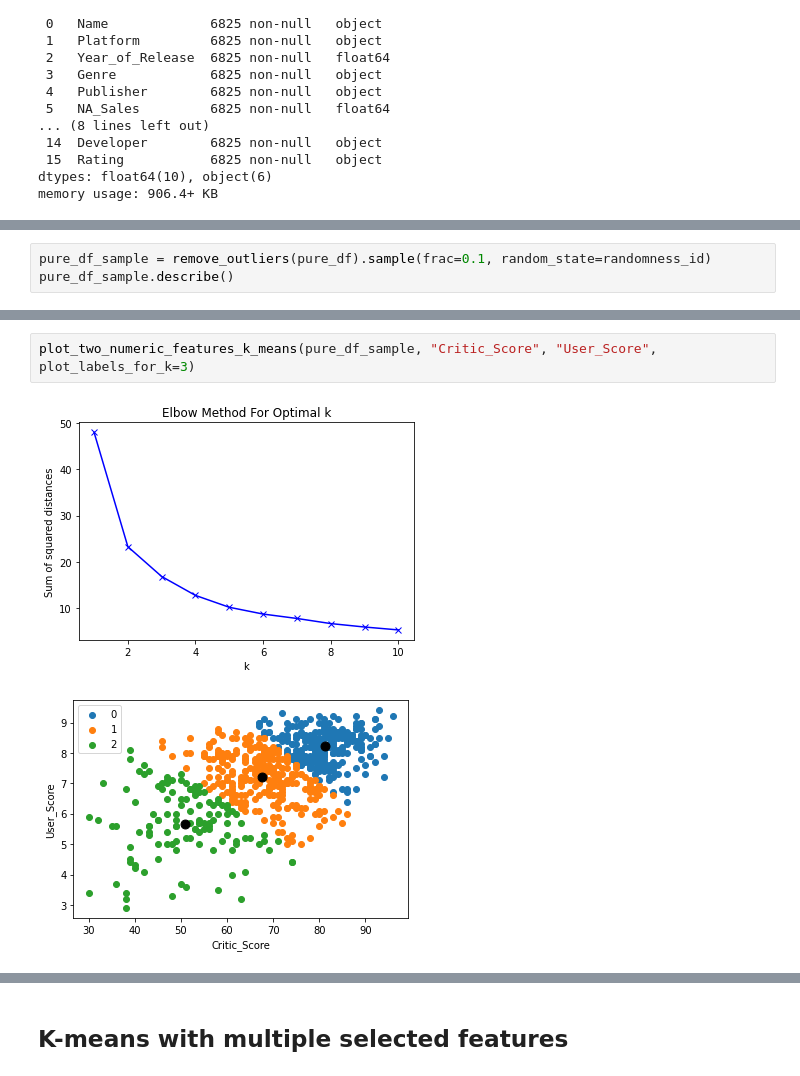
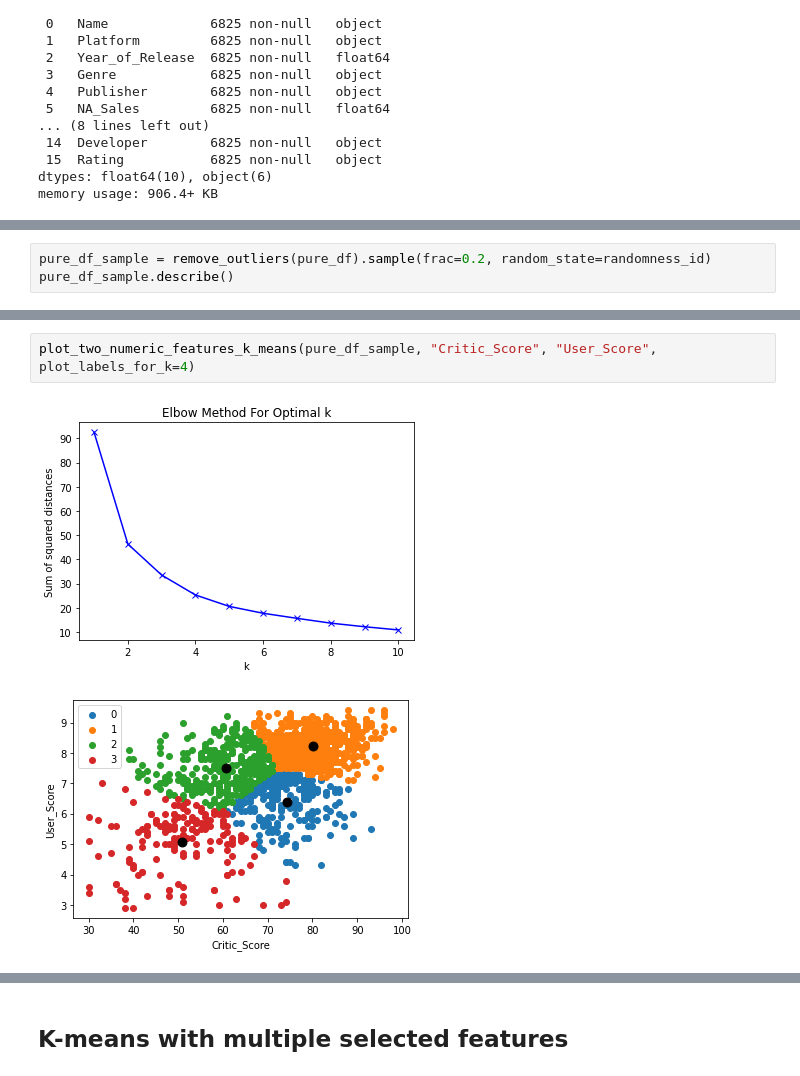
Before and after one commit to tsopeh/unsupervised_learning, a Jupyter notebook: video_games.ipynb, the cells around one changed output, grey strips where cells are left out. Drawn from its saved outputs; the diff is of its cells as text.

```diff
--- a/video_games.ipynb
+++ b/video_games.ipynb
@@ -281,7 +249,7 @@ pure_df.describe()
 | 75% | 2011.000000 | 0.390000 | 0.210000 | 0.010000 | 0.070000 | 0.750000 | 80.000000 | 39.000000 | ... |
 | max | 2016.000000 | 41.360000 | 28.960000 | 6.500000 | 10.570000 | 82.530000 | 98.000000 | 113.000000 | ... |
 # %%
-pure_df_sample = remove_outliers(pure_df).sample(frac=0.1, random_state=randomness_id)
+pure_df_sample = remove_outliers(pure_df).sample(frac=0.2, random_state=randomness_id)
 pure_df_sample.describe()
 # %% [output]
 |  | Year_of_Release | NA_Sales | EU_Sales | JP_Sales | Other_Sales | Global_Sales | Critic_Score | Critic_Count | ... |
@@ -311,8 +313,8 @@ plot_two_numeric_features_k_means(remove_outliers(pure_df_sample), "NA_Sales", "
 # %%
-plot_two_numeric_features_k_means(pure_df_sample, "Critic_Score", "User_Score", plot_labels_for_k=3)
+plot_two_numeric_features_k_means(pure_df_sample, "Critic_Score", "User_Score", plot_labels_for_k=4)
 # %% [output]
-[figure, old version]
+[figure, new version]
-[figure, old version]
+[figure, new version]
 # %%
 plot_two_numeric_features_k_means(pure_df_sample, "Critic_Score", "User_Count", plot_labels_for_k=4)
 # %% [output]
```
Also changed, not shown: parts of 19 cells of this notebook.
